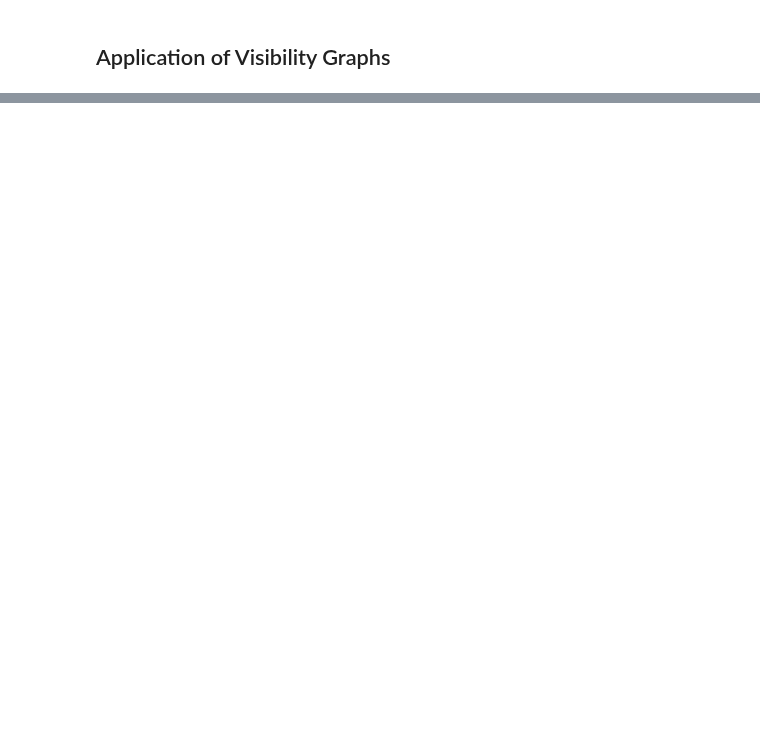
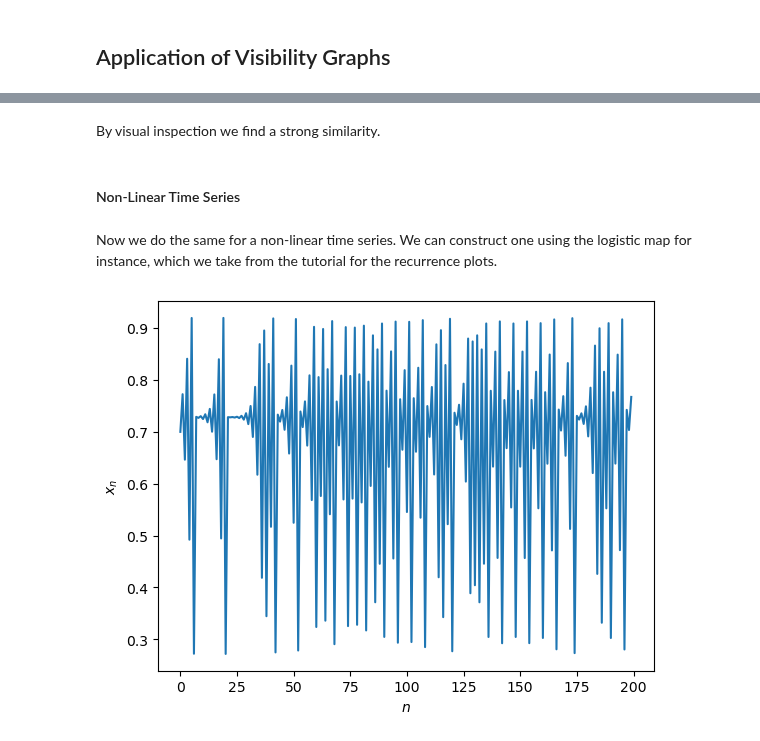
Before and after one commit to pik-copan/pyunicorn, a Jupyter notebook: notebooks/tutorial_VisibilityGraphs.ipynb, the cells around one changed output, grey strips where cells are left out. Drawn from its saved outputs; the diff is of its cells as text; code cells hidden in the pictures; blank space fills up the shorter version.

```diff
--- a/notebooks/tutorial_VisibilityGraphs.ipynb
+++ b/notebooks/tutorial_VisibilityGraphs.ipynb
@@ -32,0 +189,36 @@ holds and the linkset of a HVG is a subset of that of a standard VG. A HVG remai
+# %% [markdown]
+By visual inspection we find a strong similarity.
+# %% [markdown]
+#### Non-Linear Time Series
+# %% [markdown]
+Now we do the same for a non-linear time series. We can construct one using the logistic map for instance, which we take from the tutorial for the recurrence plots.
+# %%
+def logistic_map(x0, r, T):
+    """
+    Returns a time series of length T using the logistic map,
+    x_(n+1) = r*x_n(1-x_n) at parameter r and using the initial condition x0.
+    INPUT: x0 - Initial condition, 0 <= x0 <= 1
+            r - Bifurcation parameter, 0 <= r <= 4
+            T - length of the desired time series
+    """
+    #  Initialize the time series array
+    timeSeries = np.empty(T)
+
+    timeSeries[0] = x0
+    for i in range(1, len(timeSeries)):
+        xn = timeSeries[i-1]
+        timeSeries[i] = r * xn * (1 - xn)
+
+    return timeSeries
+
+r = 3.679
+x0 = 0.7
+T = 1000
+
+time_series = logistic_map(x0, r, T)
+fig = plt.figure()
+ax = plt.plot(time_series[:200]) # also zooming in a bit here
+ax = plt.xlabel("$n$")
+ax = plt.ylabel("$x_n$")
+# %% [output]
+[figure, added]
```
Also changed, not shown: parts of 32 cells of this notebook.
